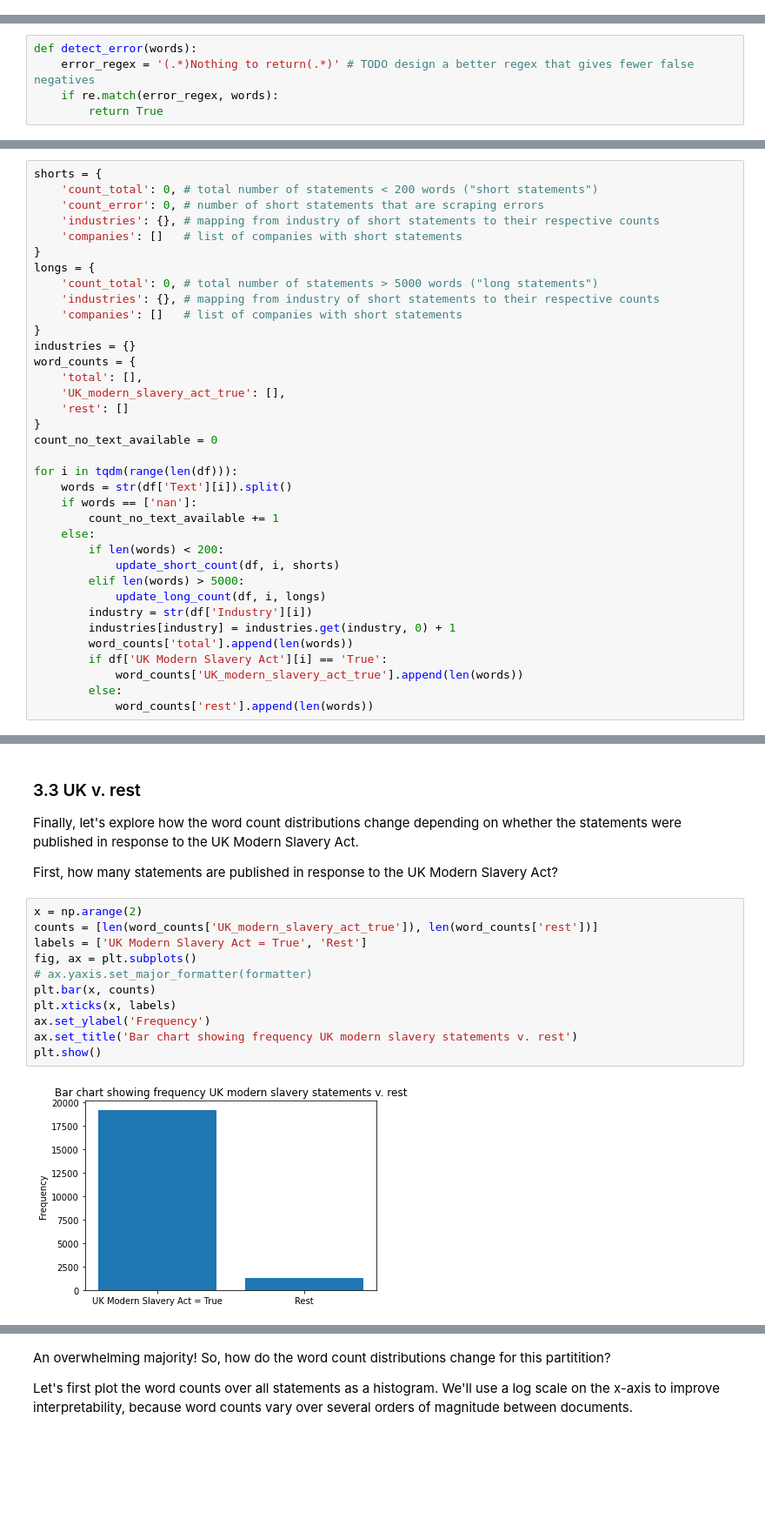
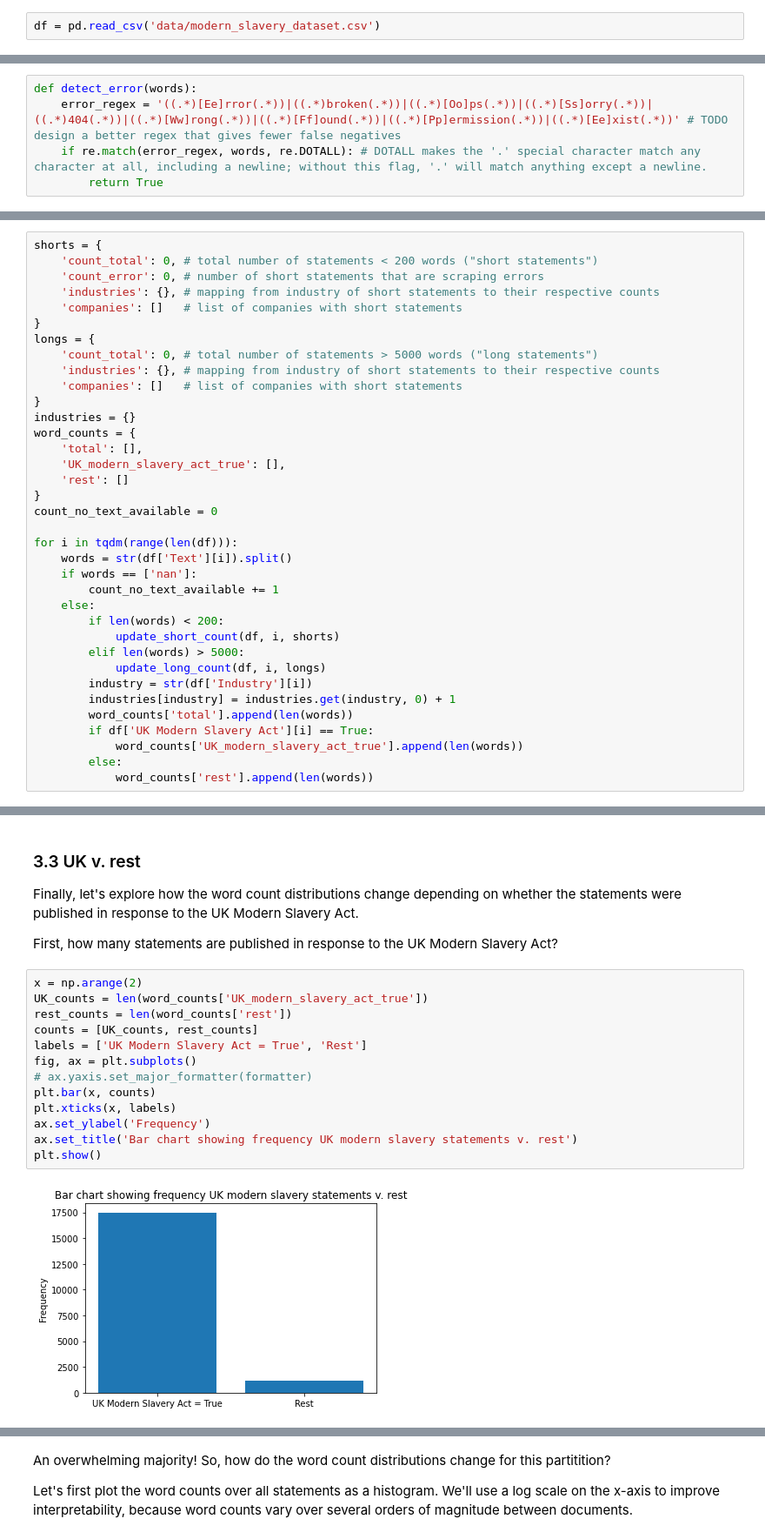
Before and after one commit to the-future-society/modern-slavery-statements-research, a Jupyter notebook: notebooks/Sam - Exploring word counts and outliers.ipynb, the cells around one changed output, grey strips where cells are left out. Shown at 87% size. Saved outputs shown, nothing was run; the diff lists cells and outputs as text; blank space fills up the shorter version.

```diff
--- a/notebooks/Sam - Exploring word counts and outliers.ipynb
+++ b/notebooks/Sam - Exploring word counts and outliers.ipynb
@@ -22,11 +21,13 @@ df = pd.read_pickle('./dataset-with-metrics-and-text.pkl')
+# %%
+df = pd.read_csv('data/modern_slavery_dataset.csv')
 # %% [markdown]
 ## 2 Data transformation
 
 We'll iterate through the dataset and compute the summary statistcs we're interested in.
 # %%
 def detect_error(words):
-    error_regex = '(.*)Nothing to return(.*)' # TODO design a better regex that gives fewer false negatives
-    if re.match(error_regex, words):
+    error_regex = '((.*)[Ee]rror(.*))|((.*)broken(.*))|((.*)[Oo]ps(.*))|((.*)[Ss]orry(.*))|((.*)404(.*))|((.*)[Ww]rong(.*))|((.*)[Ff]ound(.*))|((.*)[Pp]ermission(.*))|((.*)[Ee]xist(.*))' # TODO design a better regex that gives fewer false negatives
+    if re.match(error_regex, words, re.DOTALL): # DOTALL makes the '.' special character match any character at all, including a newline; without this flag, '.' will match anything except a newline.
         return True
 # %%
 def update_short_count(df, i, shorts):
@@ -76,7 +77,7 @@ for i in tqdm(range(len(df))):
         industry = str(df['Industry'][i])
         industries[industry] = industries.get(industry, 0) + 1
         word_counts['total'].append(len(words))
-        if df['UK Modern Slavery Act'][i] == 'True':
+        if df['UK Modern Slavery Act'][i] == True:
             word_counts['UK_modern_slavery_act_true'].append(len(words))
         else:
             word_counts['rest'].append(len(words))
@@ -243,14 +244,16 @@ Finally, let's explore how the word count distributions change depending on whet
 First, how many statements are published in response to the UK Modern Slavery Act?
 # %%
 x = np.arange(2)
-counts = [len(word_counts['UK_modern_slavery_act_true']), len(word_counts['rest'])]
+UK_counts = len(word_counts['UK_modern_slavery_act_true'])
+rest_counts = len(word_counts['rest'])
+counts = [UK_counts, rest_counts]
 labels = ['UK Modern Slavery Act = True', 'Rest']
 fig, ax = plt.subplots()
 # ax.yaxis.set_major_formatter(formatter)
 plt.bar(x, counts)
 plt.xticks(x, labels)
 ax.set_ylabel('Frequency')
 ax.set_title('Bar chart showing frequency UK modern slavery statements v. rest')
 plt.show()
 # %% [output]
-[figure, old version]
+[figure, new version]
```
Also changed, not shown: parts of 21 cells of this notebook.
